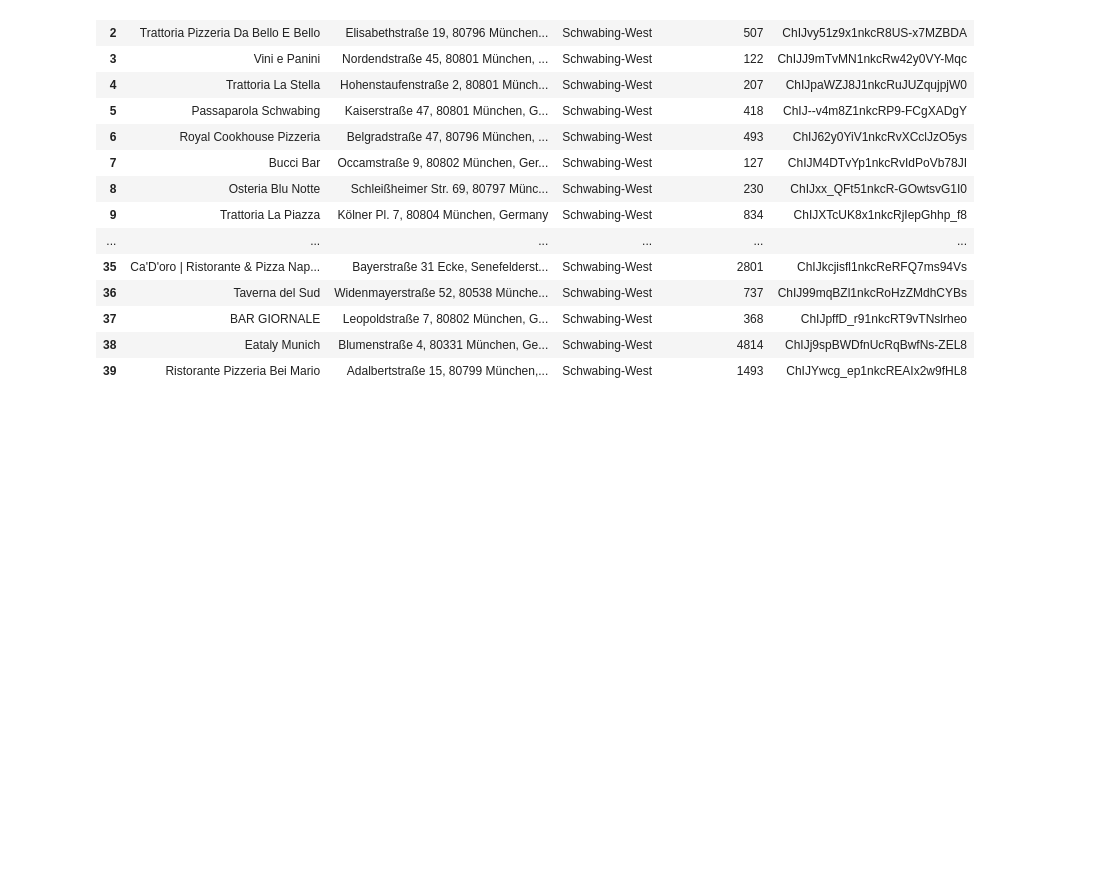
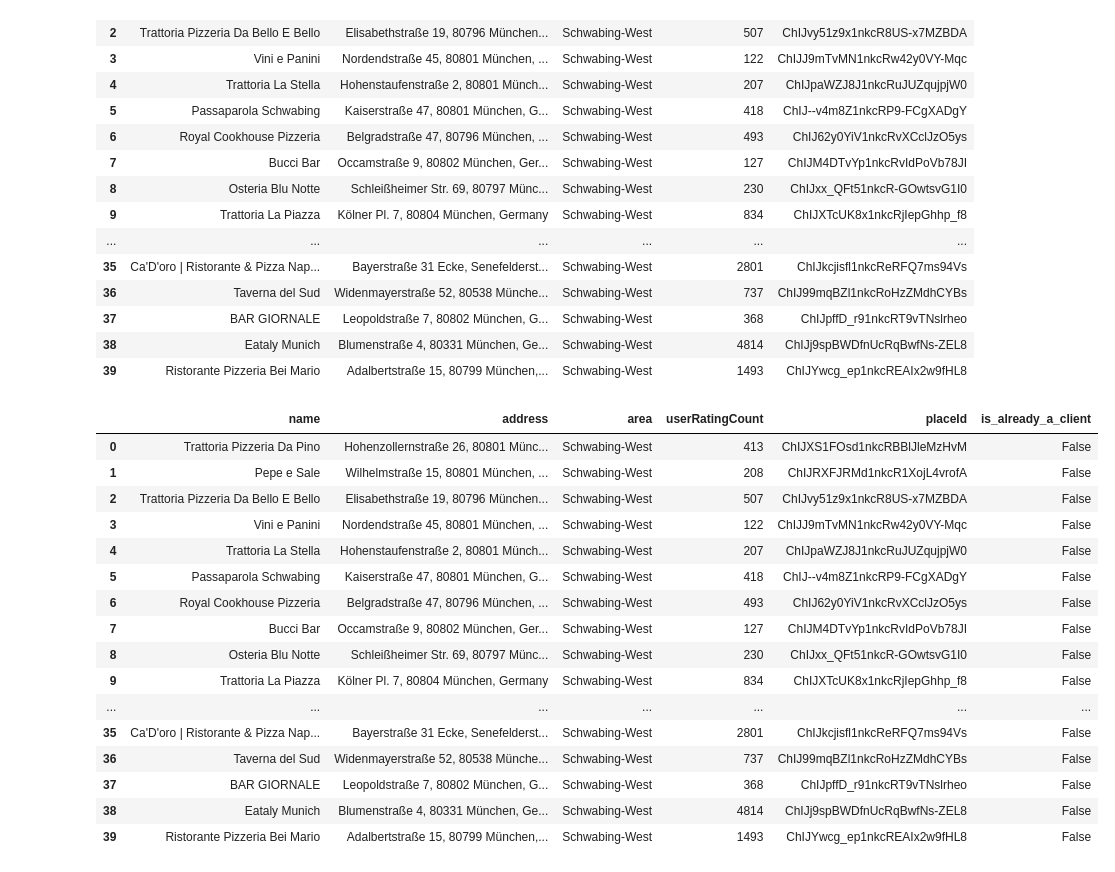
Before and after one commit to DolciAlessandroSpring/wine_selling, a Jupyter notebook: google_maps_api.ipynb, the cells around one changed output. Drawn from its saved outputs; the diff is of its cells as text; code cells hidden in the pictures; blank space fills up the shorter version.

```diff
--- a/google_maps_api.ipynb
+++ b/google_maps_api.ipynb
@@ -142,0 +138,22 @@ df.to_csv('/Users/adolci/OneDrive - Axel Springer SE/Python/private/wine_selling
+# %%
+df = pd.read_csv('/Users/adolci/OneDrive - Axel Springer SE/Python/private/wine_selling/restaurants_in_schwabing_west.csv')
+# %%
+df
+# %% [output]
+|  | name | address | area | userRatingCount | placeId | is_already_a_client |
+| 0 | Trattoria Pizzeria Da Pino | Hohenzollernstraße 26, 80801 Münc... | Schwabing-West | 413 | ChIJXS1FOsd1nkcRBBlJleMzHvM | False |
+| 1 | Pepe e Sale | Wilhelmstraße 15, 80801 München, ... | Schwabing-West | 208 | ChIJRXFJRMd1nkcR1XojL4vrofA | False |
+| 2 | Trattoria Pizzeria Da Bello E Bello | Elisabethstraße 19, 80796 München... | Schwabing-West | 507 | ChIJvy51z9x1nkcR8US-x7MZBDA | False |
+| 3 | Vini e Panini | Nordendstraße 45, 80801 München, ... | Schwabing-West | 122 | ChIJJ9mTvMN1nkcRw42y0VY-Mqc | False |
+| 4 | Trattoria La Stella | Hohenstaufenstraße 2, 80801 Münch... | Schwabing-West | 207 | ChIJpaWZJ8J1nkcRuJUZqujpjW0 | False |
+| 5 | Passaparola Schwabing | Kaiserstraße 47, 80801 München, G... | Schwabing-West | 418 | ChIJ--v4m8Z1nkcRP9-FCgXADgY | False |
+| 6 | Royal Cookhouse Pizzeria | Belgradstraße 47, 80796 München, ... | Schwabing-West | 493 | ChIJ62y0YiV1nkcRvXCclJzO5ys | False |
+| 7 | Bucci Bar | Occamstraße 9, 80802 München, Ger... | Schwabing-West | 127 | ChIJM4DTvYp1nkcRvIdPoVb78JI | False |
+| 8 | Osteria Blu Notte | Schleißheimer Str. 69, 80797 Münc... | Schwabing-West | 230 | ChIJxx_QFt51nkcR-GOwtsvG1I0 | False |
+| 9 | Trattoria La Piazza | Kölner Pl. 7, 80804 München, Germany | Schwabing-West | 834 | ChIJXTcUK8x1nkcRjIepGhhp_f8 | False |
+| ... | ... | ... | ... | ... | ... | ... |
+| 35 | Ca'D'oro | Ristorante & Pizza Nap... | Bayerstraße 31 Ecke, Senefelderst... | Schwabing-West | 2801 | ChIJkcjisfl1nkcReRFQ7ms94Vs | False |
+| 36 | Taverna del Sud | Widenmayerstraße 52, 80538 Münche... | Schwabing-West | 737 | ChIJ99mqBZl1nkcRoHzZMdhCYBs | False |
+| 37 | BAR GIORNALE | Leopoldstraße 7, 80802 München, G... | Schwabing-West | 368 | ChIJpffD_r91nkcRT9vTNslrheo | False |
+| 38 | Eataly Munich | Blumenstraße 4, 80331 München, Ge... | Schwabing-West | 4814 | ChIJj9spBWDfnUcRqBwfNs-ZEL8 | False |
+| 39 | Ristorante Pizzeria Bei Mario | Adalbertstraße 15, 80799 München,... | Schwabing-West | 1493 | ChIJYwcg_ep1nkcREAIx2w9fHL8 | False |
```
Also changed, not shown: parts of 6 cells of this notebook, 3 other files.
